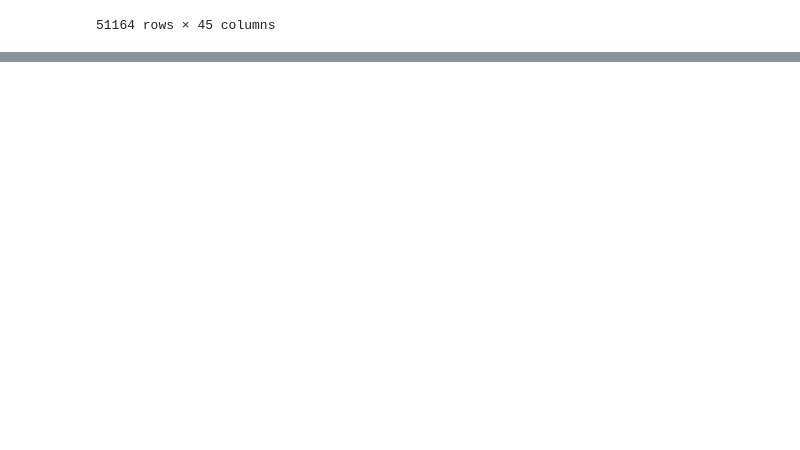
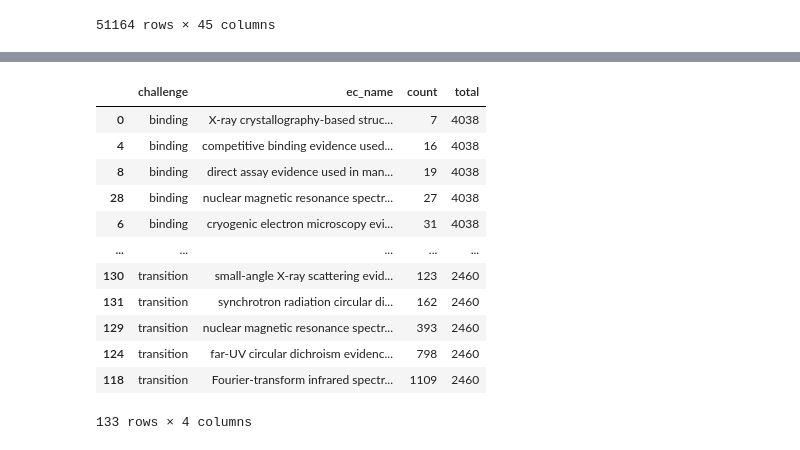
Before and after one commit to BioComputingUP/caid2-reference, a Jupyter notebook: src/references_stats.ipynb, the cells around one changed output, grey strips where cells are left out. Saved outputs shown, nothing was run; the diff lists cells and outputs as text; code cells hidden in the pictures; blank space fills up the shorter version.

```diff
--- a/src/references_stats.ipynb
+++ b/src/references_stats.ipynb
@@ -507,0 +534,18 @@ df_ec
+# %%
+df_ec = pd.merge(df_1, df_2, on=['challenge']).rename(
+    {'reg_position_x': 'count', 'reg_position_y': 'total'}, axis=1).sort_values(by=['challenge', 'count'], ascending=[True, True])
+df_ec
+# %% [output]
+|  | challenge | ec_name | count | total |
+| 0 | binding | X-ray crystallography-based struc... | 7 | 4038 |
+| 4 | binding | competitive binding evidence used... | 16 | 4038 |
+| 8 | binding | direct assay evidence used in man... | 19 | 4038 |
+| 28 | binding | nuclear magnetic resonance spectr... | 27 | 4038 |
+| 6 | binding | cryogenic electron microscopy evi... | 31 | 4038 |
+| ... | ... | ... | ... | ... |
+| 130 | transition | small-angle X-ray scattering evid... | 123 | 2460 |
+| 131 | transition | synchrotron radiation circular di... | 162 | 2460 |
+| 129 | transition | nuclear magnetic resonance spectr... | 393 | 2460 |
+| 124 | transition | far-UV circular dichroism evidenc... | 798 | 2460 |
+| 118 | transition | Fourier-transform infrared spectr... | 1109 | 2460 |
+133 rows × 4 columns
```
Also changed, not shown: parts of 8 cells of this notebook, 2 other files.
